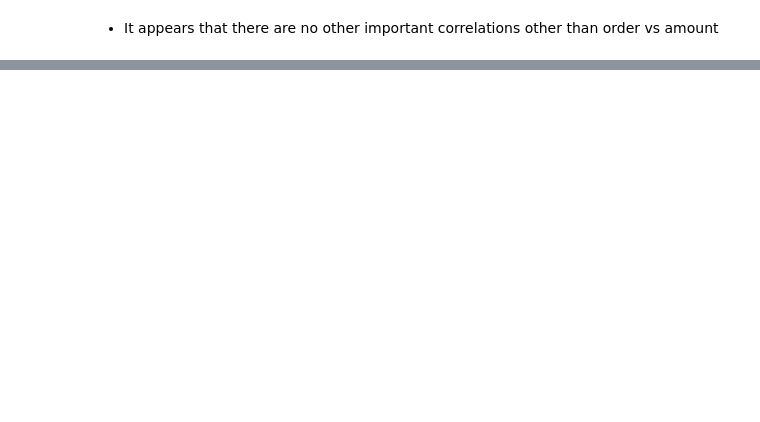
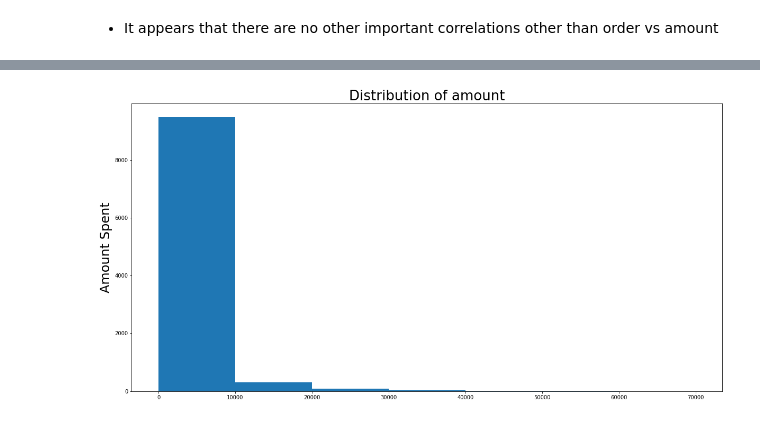
Before and after one commit to nsudhanva/swiggy, a Jupyter notebook: index.ipynb, the cells around one changed output, grey strips where cells are left out. Drawn from its saved outputs; the diff is of its cells as text; code cells hidden in the pictures; blank space fills up the shorter version.

```diff
--- a/index.ipynb
+++ b/index.ipynb
@@ -188,0 +192,8 @@ plt.show()
+# %%
+plt.figure(figsize=(20,10))
+plt.title('Distribution of amount', fontsize=26)
+plt.ylabel('Amount Spent', fontsize=24)
+plt.hist(df['amount'], bins=[0, 10000, 20000, 30000, 40000, 50000, 60000, 70000])
+plt.show()
+# %% [output]
+[figure, added]
```
Also changed, not shown: parts of 29 cells of this notebook, 1 other file.
